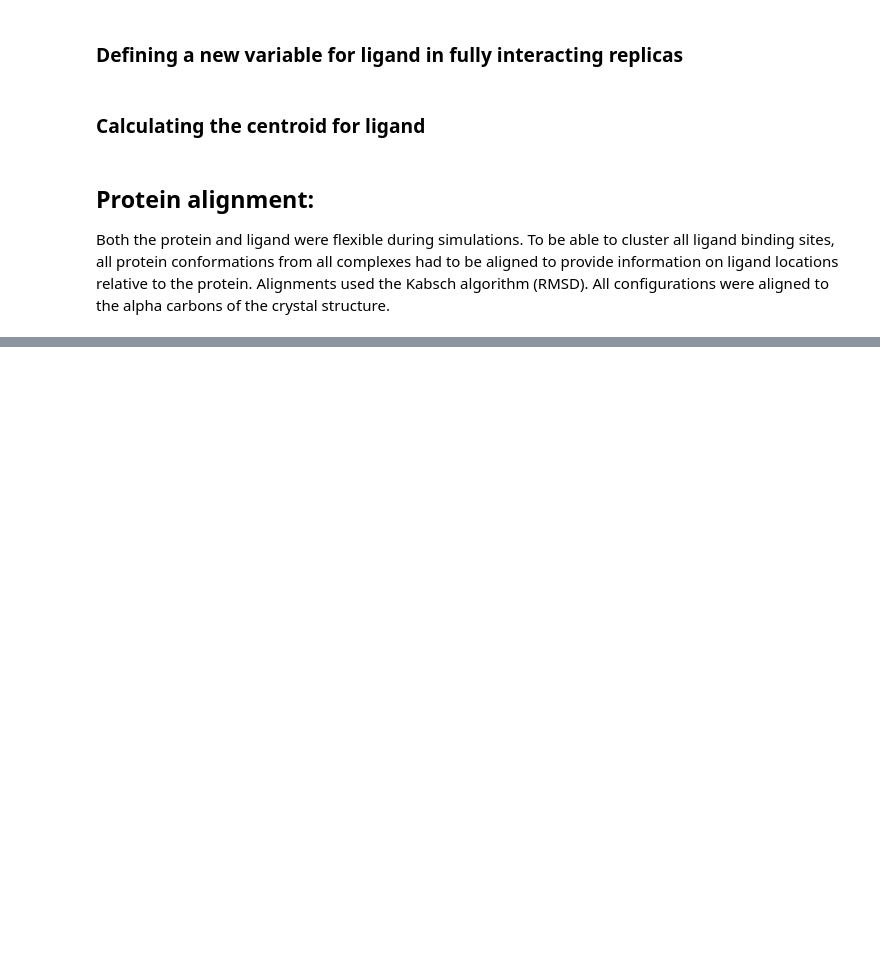
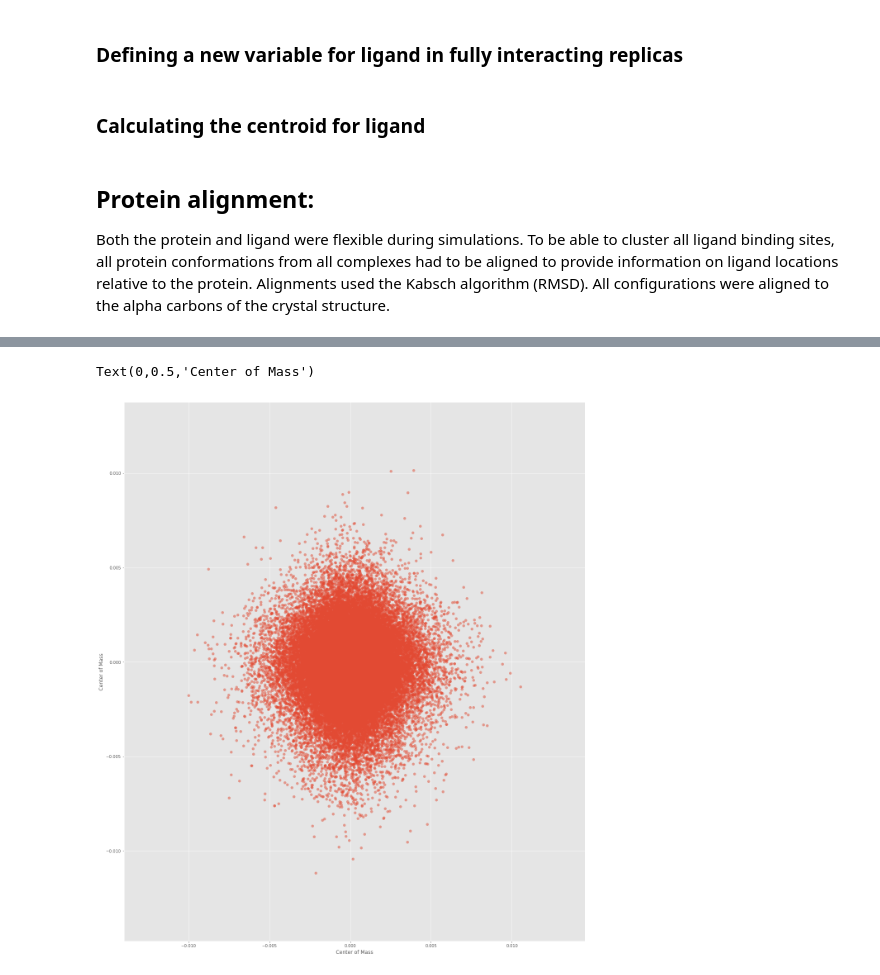
Before and after one commit to uibcdf/Analysis_Yank, a Jupyter notebook: jupyter_notebook/Analysis_yank_paper.ipynb, the cells around one changed output, grey strips where cells are left out. Drawn from its saved outputs; the diff is of its cells as text; code cells hidden in the pictures; blank space fills up the shorter version.

```diff
--- a/jupyter_notebook/Analysis_yank_paper.ipynb
+++ b/jupyter_notebook/Analysis_yank_paper.ipynb
@@ -120,0 +171,13 @@ rmsd= md.rmsd (fit)
+# %%
+import warnings
+warnings.filterwarnings('ignore')
+
+plt.figure()
+plt.scatter(com, com_0, marker='o', alpha=0.5, cmap='rainbow')
+plt.xlabel('Center of Mass')
+plt.ylabel('Center of Mass')
+#cbar = plt.colorbar()
+#cbar.set_label('iteration #')
+# %% [output]
+Text(0,0.5,'Center of Mass')
+[figure, added]
```
Also changed, not shown: parts of 12 cells of this notebook, 2 other files.
